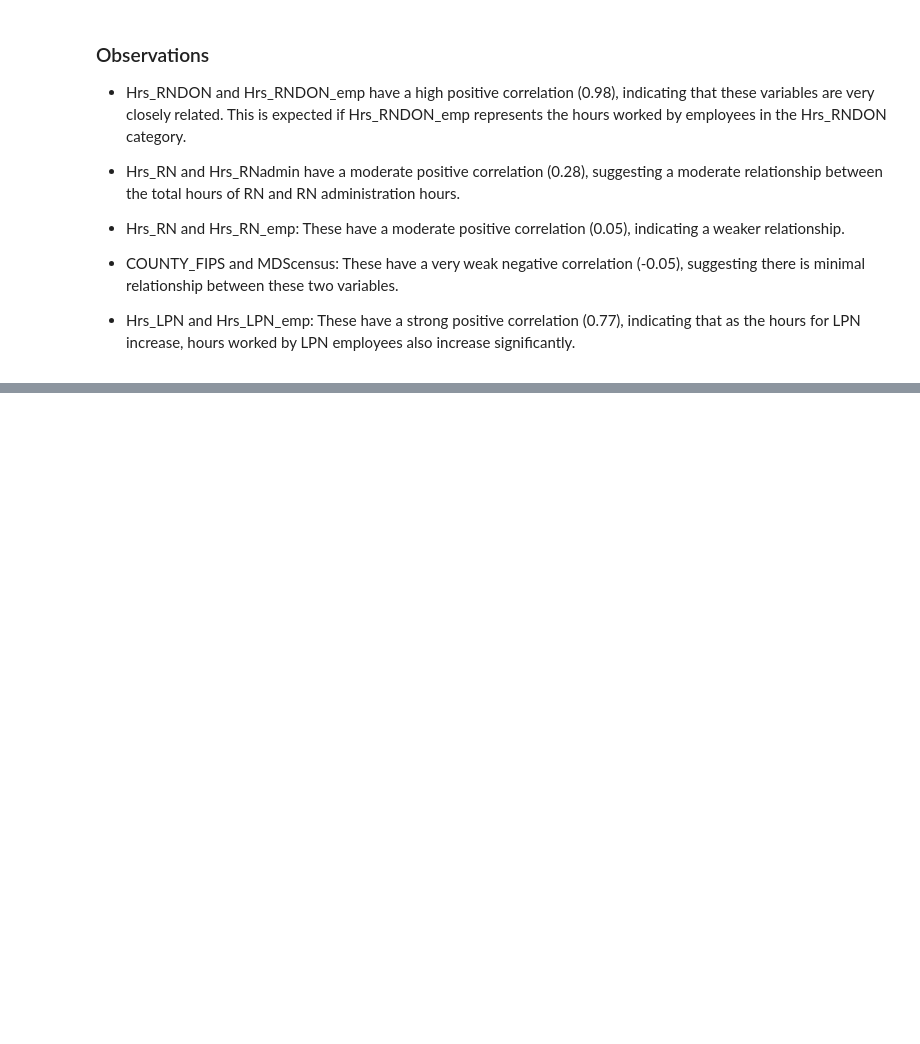
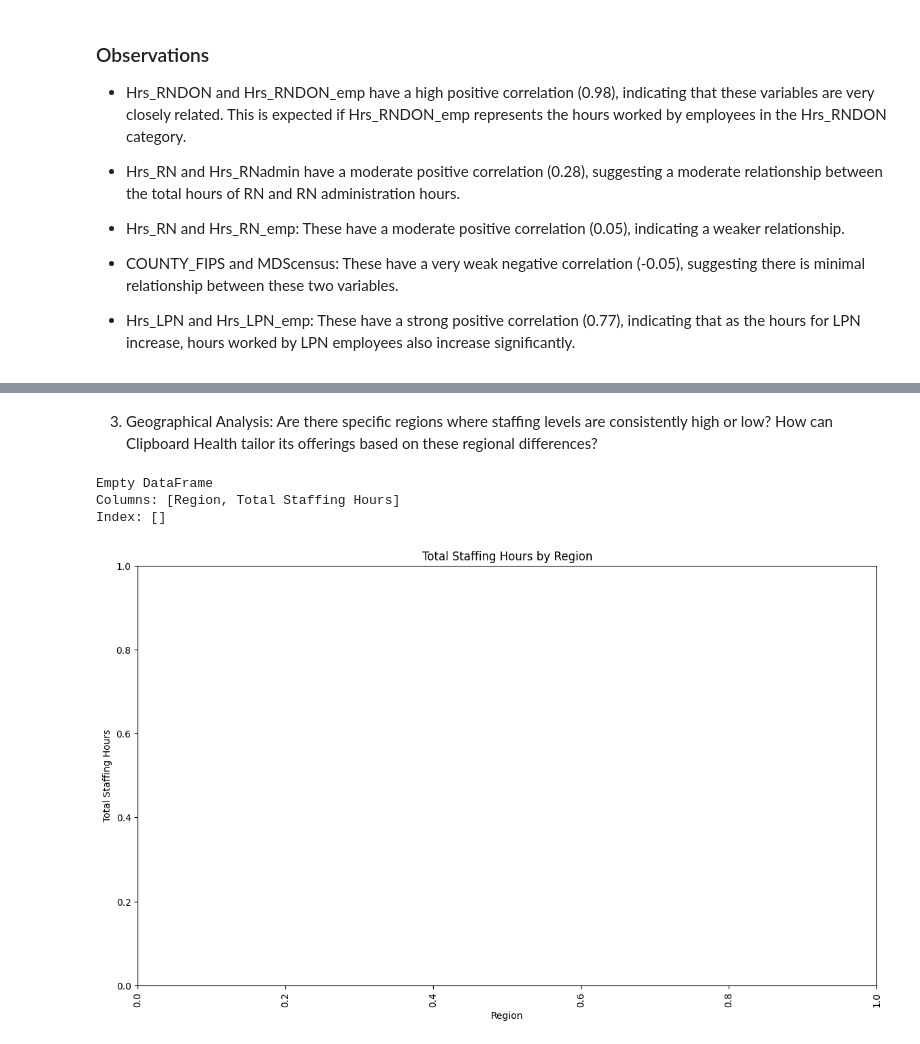
Before and after one commit to Georginahnjeri/Clipboard-Health-Q1-Sales, a Jupyter notebook: main.ipynb, the cells around one changed output, grey strips where cells are left out. Saved outputs shown, nothing was run; the diff lists cells and outputs as text; code cells hidden in the pictures; blank space fills up the shorter version.

```diff
--- a/main.ipynb
+++ b/main.ipynb
@@ -269,0 +323,43 @@ Hrs_MedAide_ctr          1.000000
+# %% [markdown]
+3. Geographical Analysis: Are there specific regions where staffing levels are consistently high or low? How can Clipboard Health tailor its offerings based on these regional differences?
+# %%
+
+
+# Convert categorical columns to numeric if necessary
+for column in data.columns:
+    if data[column].dtype.name == 'category':
+        data[column] = pd.to_numeric(data[column], errors='coerce')
+
+# Ensure correct columns for aggregation
+numeric_columns = data.filter(like='_emp').columns.tolist() + data.filter(like='_ctr').columns.tolist()
+
+# Aggregate staffing hours by region
+regional_summary = data.groupby('STATE')[numeric_columns].sum()
+
+# Calculate total staffing hours
+staffing_summary = regional_summary.sum(axis=1)
+
+# Create summary DataFrame
+regional_df = pd.DataFrame({
+    'Region': staffing_summary.index,
+    'Total Staffing Hours': staffing_summary.values
+})
+
+# Print the DataFrame
+print(regional_df.head())
+
+import matplotlib.pyplot as plt
+import seaborn as sns
+
+plt.figure(figsize=(14, 8))
+sns.barplot(x='Region', y='Total Staffing Hours', data=regional_df.sort_values(by='Total Staffing Hours', ascending=False), palette='viridis')
+plt.xticks(rotation=90)  # Rotate x-axis labels for better readability
+plt.title('Total Staffing Hours by Region')
+plt.xlabel('Region')
+plt.ylabel('Total Staffing Hours')
+plt.show()
+# %% [output]
+Empty DataFrame
+Columns: [Region, Total Staffing Hours]
+Index: []
+[figure, added]
```
Also changed, not shown: parts of 9 cells of this notebook.
